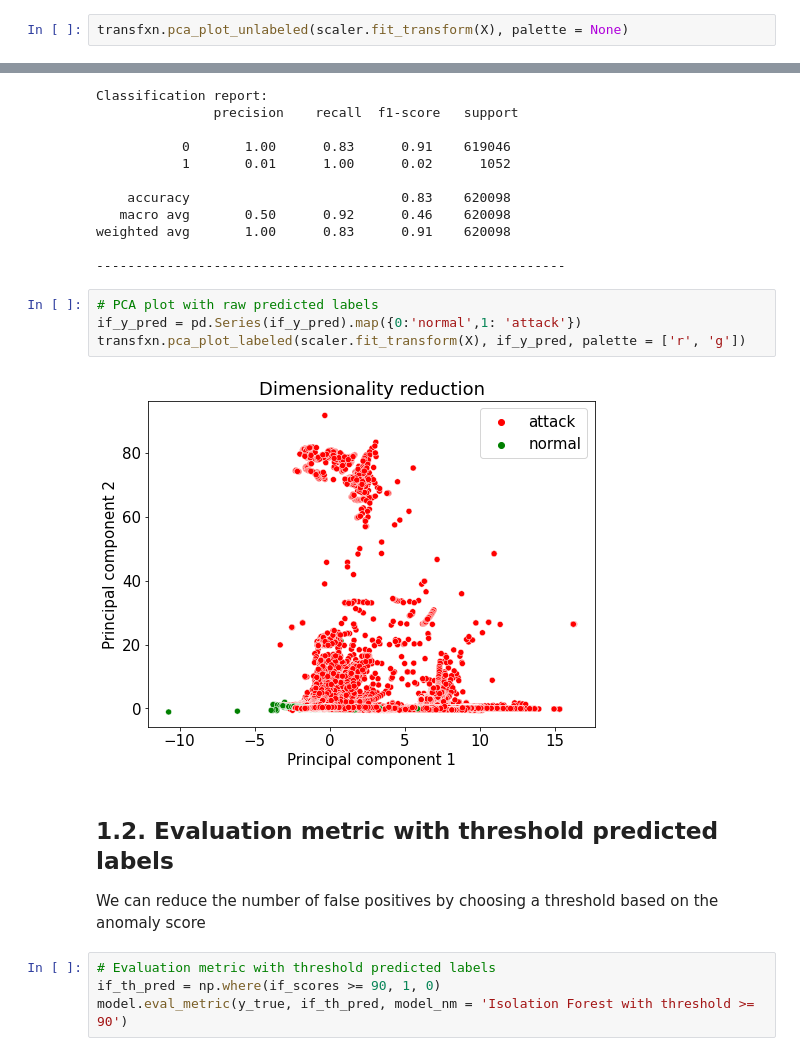
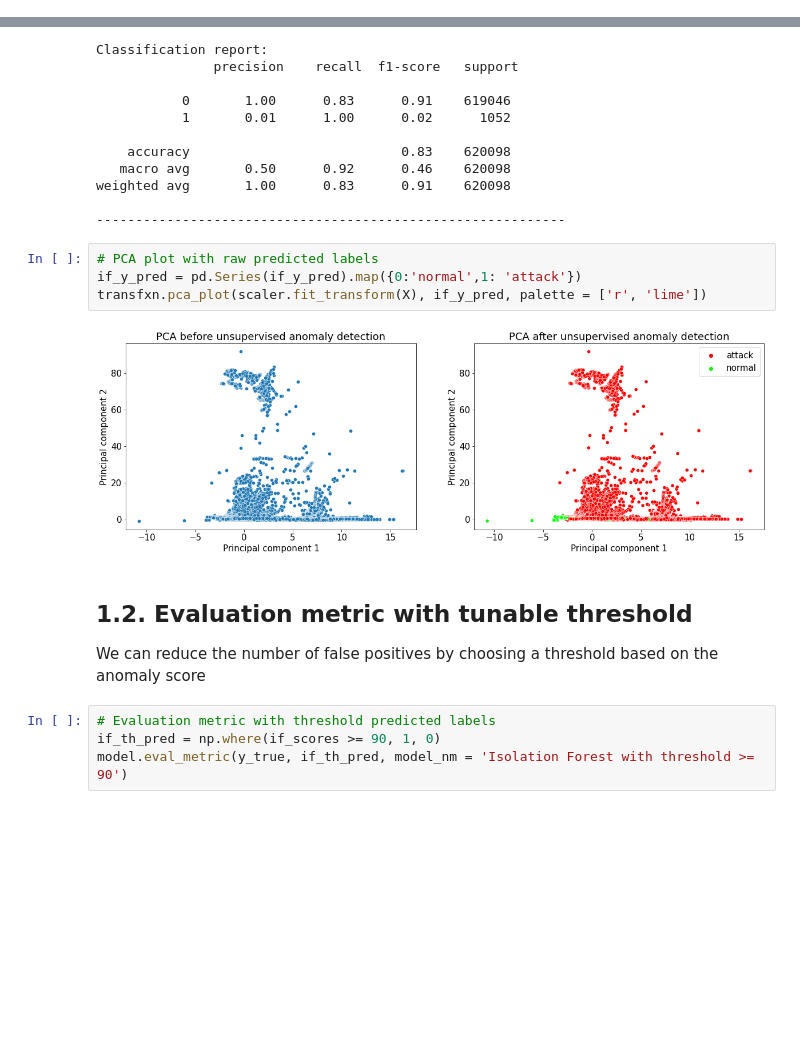
Before and after one commit to Owerre/Anomaly-Detection, a Jupyter notebook: Network-intrusion/notebooks/03-unsupervised-ml.ipynb, the cells around one changed output, grey strips where cells are left out. Cells and saved outputs as stored; diff of their text form; blank space fills up the shorter version.

```diff
--- a/Network-intrusion/notebooks/03-unsupervised-ml.ipynb
+++ b/Network-intrusion/notebooks/03-unsupervised-ml.ipynb
@@ -75,2 +72,0 @@ X = df.drop('v_29', axis =1)
-# %%
-transfxn.pca_plot_unlabeled(scaler.fit_transform(X), palette = None)
@@ -131,11 +125,11 @@ weighted avg       1.00      0.83      0.91    620098
 # %%
 # PCA plot with raw predicted labels
 if_y_pred = pd.Series(if_y_pred).map({0:'normal',1: 'attack'})
-transfxn.pca_plot_labeled(scaler.fit_transform(X), if_y_pred, palette = ['r', 'g'])
+transfxn.pca_plot(scaler.fit_transform(X), if_y_pred, palette = ['r', 'lime'])
 # %% [output]
-[figure, old version]
+[figure, new version]
 # %% [markdown]
-## 1.2. Evaluation metric with threshold predicted labels
+## 1.2. Evaluation metric with tunable threshold
 We can reduce the number of false positives by choosing a threshold based on the anomaly score
 # %%
 # Evaluation metric with threshold predicted labels
```
Also changed, not shown: parts of 4 cells of this notebook, 3 other files.
